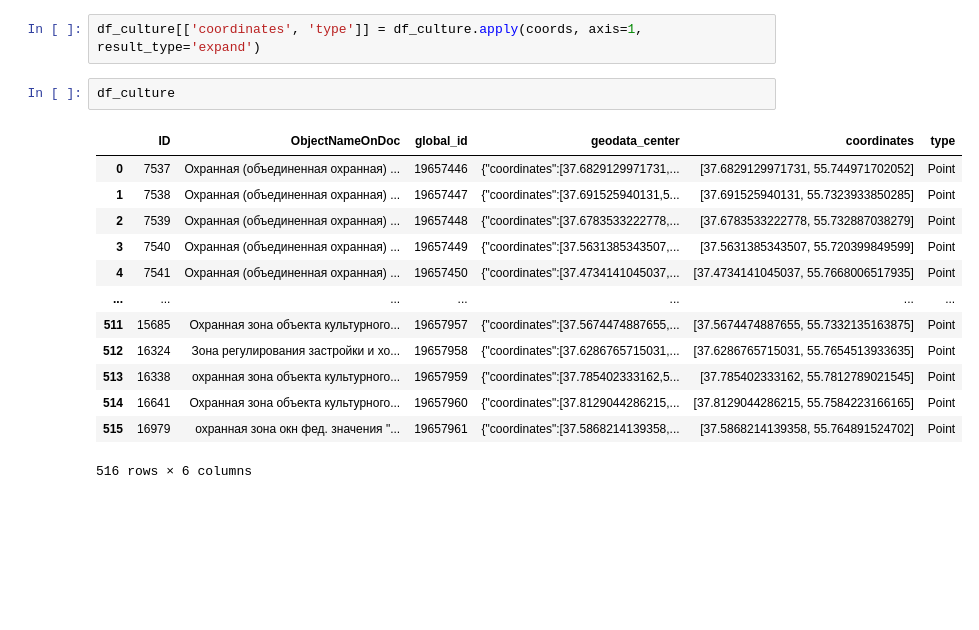
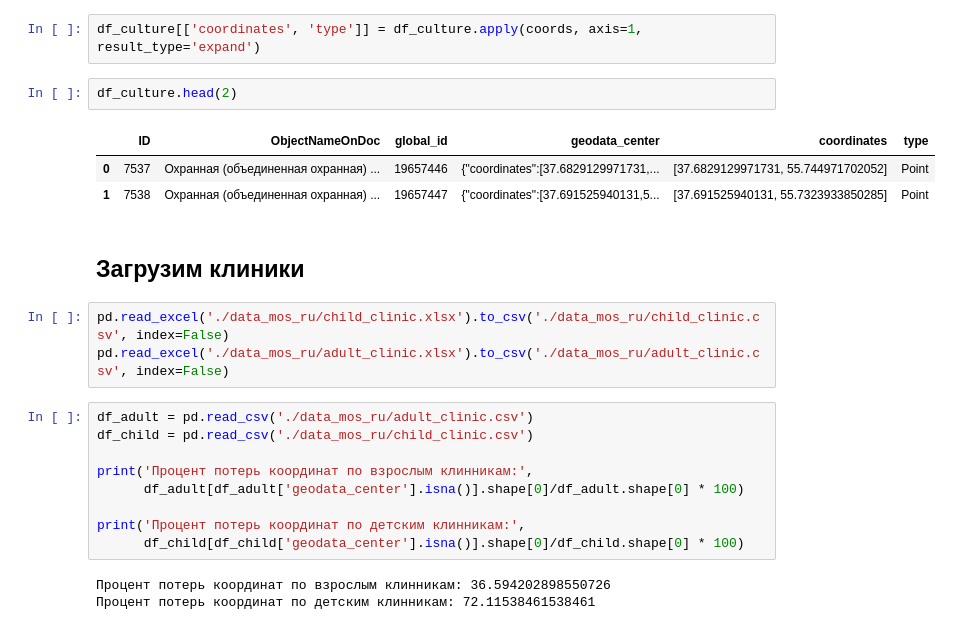
Before and after one commit to Femt0S/leaders2021, a Jupyter notebook: case_6.ipynb, the cells around one changed output. Cells and saved outputs as stored; diff of their text form; blank space fills up the shorter version.

Commit message:
clinics added

```diff
--- a/case_6.ipynb
+++ b/case_6.ipynb
@@ -351,18 +351,25 @@ json.loads(df_culture['geodata_center'][0])['type']
 # %%
 df_culture[['coordinates', 'type']] = df_culture.apply(coords, axis=1, result_type='expand')
 # %%
-df_culture
+df_culture.head(2)
 # %% [output]
 |  | ID | ObjectNameOnDoc | global_id | geodata_center | coordinates | type |
 | 0 | 7537 | Охранная (объединенная охранная) ... | 19657446 | {"coordinates":[37.6829129971731,... | [37.6829129971731, 55.744971702052] | Point |
 | 1 | 7538 | Охранная (объединенная охранная) ... | 19657447 | {"coordinates":[37.691525940131,5... | [37.691525940131, 55.7323933850285] | Point |
-| 2 | 7539 | Охранная (объединенная охранная) ... | 19657448 | {"coordinates":[37.6783533222778,... | [37.6783533222778, 55.732887038279] | Point |
-| 3 | 7540 | Охранная (объединенная охранная) ... | 19657449 | {"coordinates":[37.5631385343507,... | [37.5631385343507, 55.720399849599] | Point |
-| 4 | 7541 | Охранная (объединенная охранная) ... | 19657450 | {"coordinates":[37.4734141045037,... | [37.4734141045037, 55.7668006517935] | Point |
-| ... | ... | ... | ... | ... | ... | ... |
-| 511 | 15685 | Охранная зона объекта культурного... | 19657957 | {"coordinates":[37.5674474887655,... | [37.5674474887655, 55.7332135163875] | Point |
-| 512 | 16324 | Зона регулирования застройки и хо... | 19657958 | {"coordinates":[37.6286765715031,... | [37.6286765715031, 55.7654513933635] | Point |
-| 513 | 16338 | охранная зона объекта культурного... | 19657959 | {"coordinates":[37.785402333162,5... | [37.785402333162, 55.7812789021545] | Point |
-| 514 | 16641 | Охранная зона объекта культурного... | 19657960 | {"coordinates":[37.8129044286215,... | [37.8129044286215, 55.7584223166165] | Point |
-| 515 | 16979 | охранная зона окн фед. значения "... | 19657961 | {"coordinates":[37.5868214139358,... | [37.5868214139358, 55.764891524702] | Point |
-516 rows × 6 columns
+# %% [markdown]
+## Загрузим клиники
+# %%
+pd.read_excel('./data_mos_ru/child_clinic.xlsx').to_csv('./data_mos_ru/child_clinic.csv', index=False)
+pd.read_excel('./data_mos_ru/adult_clinic.xlsx').to_csv('./data_mos_ru/adult_clinic.csv', index=False)
+# %%
+df_adult = pd.read_csv('./data_mos_ru/adult_clinic.csv')
+df_child = pd.read_csv('./data_mos_ru/child_clinic.csv')
+
+print('Процент потерь координат по взрослым клинникам:',
+      df_adult[df_adult['geodata_center'].isna()].shape[0]/df_adult.shape[0] * 100)
+
+print('Процент потерь координат по детским клинникам:',
+      df_child[df_child['geodata_center'].isna()].shape[0]/df_child.shape[0] * 100)
+# %% [output]
+Процент потерь координат по взрослым клинникам: 36.594202898550726
+Процент потерь координат по детским клинникам: 72.11538461538461
```
Also changed, not shown: parts of 16 cells of this notebook, 6 other files.
